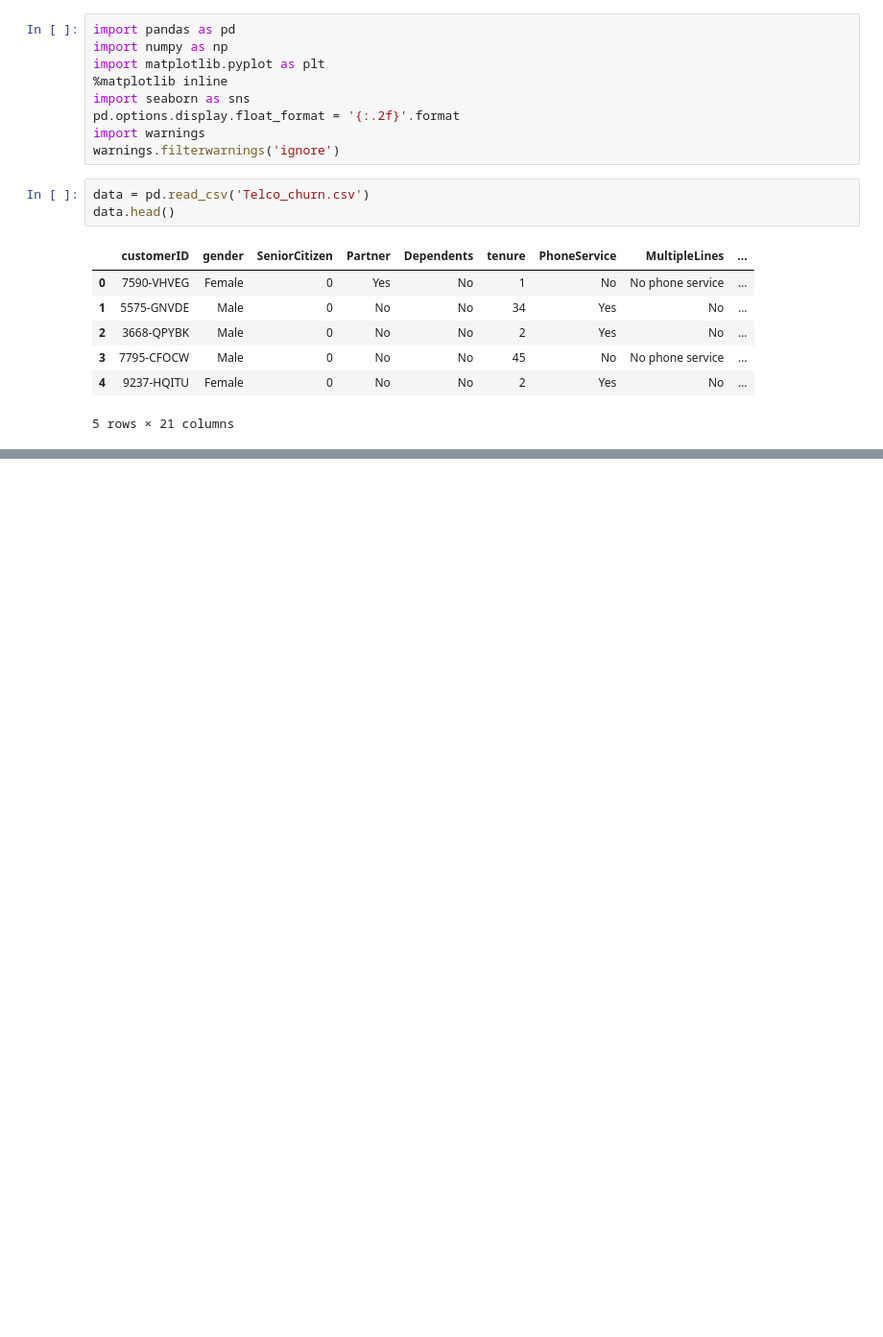
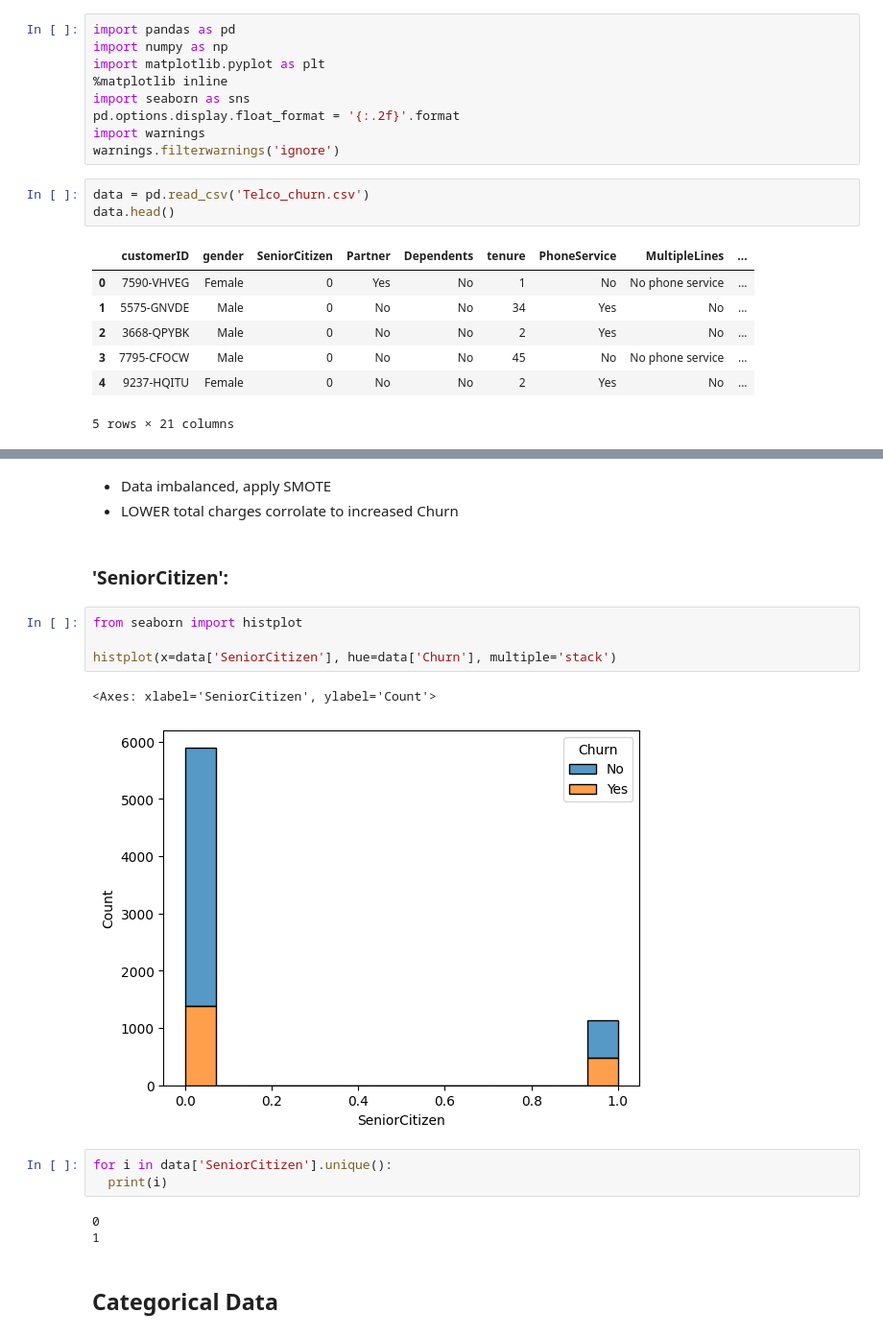
Before and after one commit to CarrotKM/Telco_Churn-Binary-Model, a Jupyter notebook: Karan_“Batman”_Mohindroo_Telco_Assignment_Template.ipynb, the cells around one changed output, grey strips where cells are left out. Shown: that part at 96% size. Cells and saved outputs as stored; diff of their text form; blank space fills up the shorter version.

```diff
--- a/Karan_“Batman”_Mohindroo_Telco_Assignment_Template.ipynb
+++ b/Karan_“Batman”_Mohindroo_Telco_Assignment_Template.ipynb
@@ -97,0 +247,22 @@ data.head()
+# %% [markdown]
+
+
+*   Data imbalanced, apply SMOTE
+*   LOWER total charges corrolate to increased Churn
+# %% [markdown]
+### 'SeniorCitizen':
+# %%
+from seaborn import histplot
+
+histplot(x=data['SeniorCitizen'], hue=data['Churn'], multiple='stack')
+# %% [output]
+<Axes: xlabel='SeniorCitizen', ylabel='Count'>
+[figure, added]
+# %%
+for i in data['SeniorCitizen'].unique():
+  print(i)
+# %% [output]
+0
+1
+# %% [markdown]
+## Categorical Data
```
Also changed, not shown: parts of 28 cells of this notebook.
